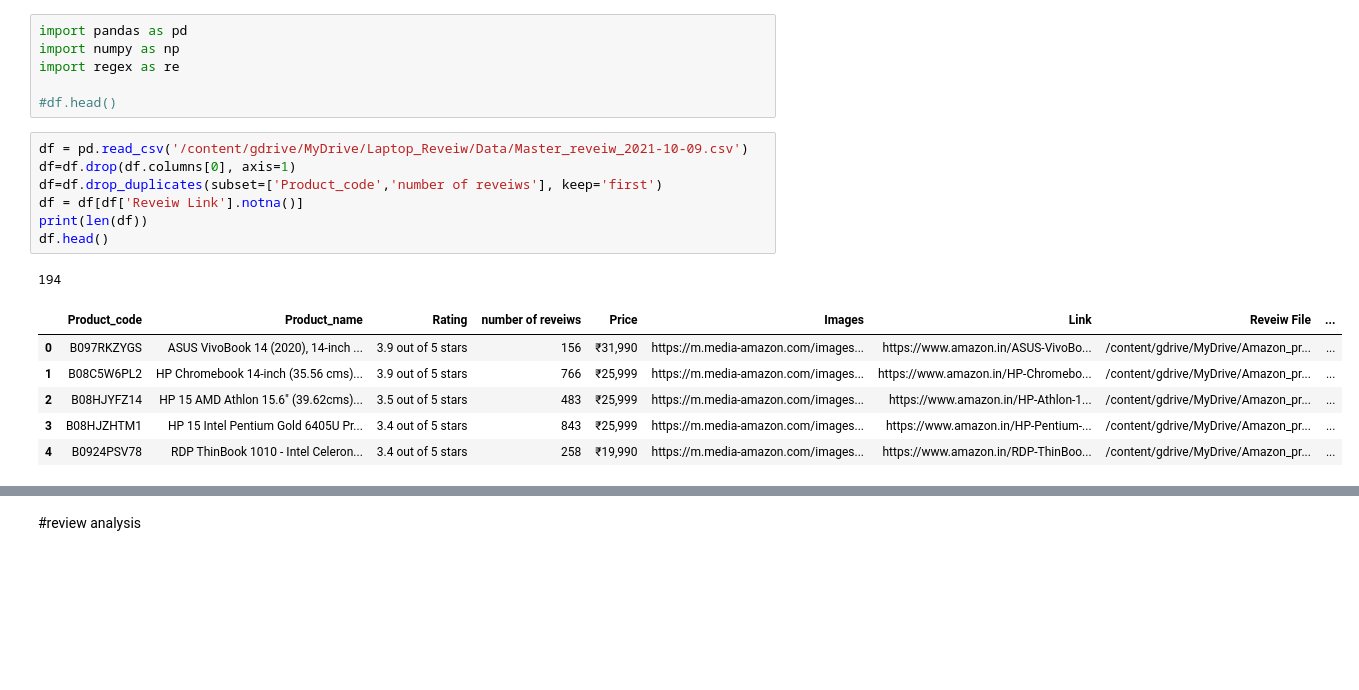
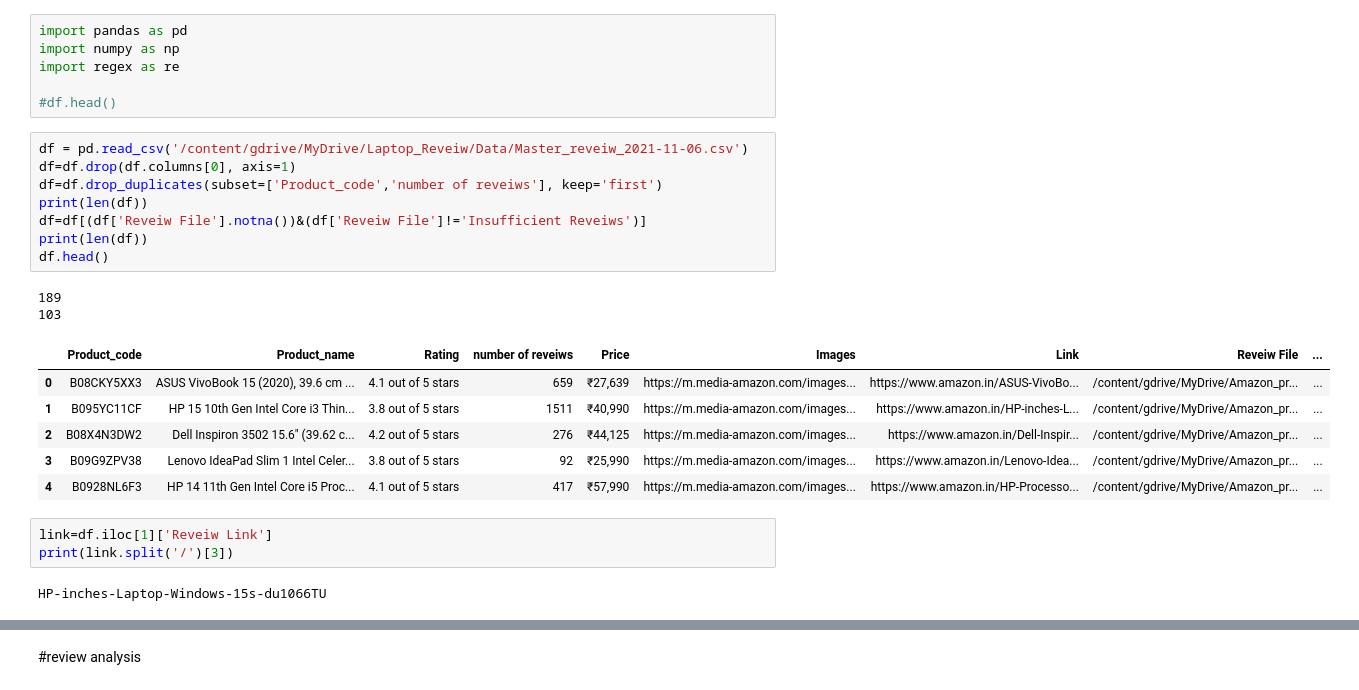
Before and after one commit to DibyaSadhukhan/Amazon_Review_Analysis, a Jupyter notebook: Reveiw_analysis.ipynb, the cells around one changed output, grey strips where cells are left out. Cells and saved outputs as stored; diff of their text form; blank space fills up the shorter version.

```diff
--- a/Reveiw_analysis.ipynb
+++ b/Reveiw_analysis.ipynb
@@ -35,20 +35,27 @@ import regex as re
 
 #df.head()
 # %%
-df = pd.read_csv('/content/gdrive/MyDrive/Laptop_Reveiw/Data/Master_reveiw_2021-10-09.csv')
+df = pd.read_csv('/content/gdrive/MyDrive/Laptop_Reveiw/Data/Master_reveiw_2021-11-06.csv')
 df=df.drop(df.columns[0], axis=1)
 df=df.drop_duplicates(subset=['Product_code','number of reveiws'], keep='first')
-df = df[df['Reveiw Link'].notna()]
+print(len(df))
+df=df[(df['Reveiw File'].notna())&(df['Reveiw File']!='Insufficient Reveiws')]
 print(len(df))
 df.head()
 # %% [output]
-194
+189
+103
 |  | Product_code | Product_name | Rating | number of reveiws | Price | Images | Link | Reveiw File | ... |
-| 0 | B097RKZYGS | ASUS VivoBook 14 (2020), 14-inch ... | 3.9 out of 5 stars | 156 | ₹31,990 | https://m.media-amazon.com/images... | https://www.amazon.in/ASUS-VivoBo... | /content/gdrive/MyDrive/Amazon_pr... | ... |
-| 1 | B08C5W6PL2 | HP Chromebook 14-inch (35.56 cms)... | 3.9 out of 5 stars | 766 | ₹25,999 | https://m.media-amazon.com/images... | https://www.amazon.in/HP-Chromebo... | /content/gdrive/MyDrive/Amazon_pr... | ... |
-| 2 | B08HJYFZ14 | HP 15 AMD Athlon 15.6" (39.62cms)... | 3.5 out of 5 stars | 483 | ₹25,999 | https://m.media-amazon.com/images... | https://www.amazon.in/HP-Athlon-1... | /content/gdrive/MyDrive/Amazon_pr... | ... |
-| 3 | B08HJZHTM1 | HP 15 Intel Pentium Gold 6405U Pr... | 3.4 out of 5 stars | 843 | ₹25,999 | https://m.media-amazon.com/images... | https://www.amazon.in/HP-Pentium-... | /content/gdrive/MyDrive/Amazon_pr... | ... |
-| 4 | B0924PSV78 | RDP ThinBook 1010 - Intel Celeron... | 3.4 out of 5 stars | 258 | ₹19,990 | https://m.media-amazon.com/images... | https://www.amazon.in/RDP-ThinBoo... | /content/gdrive/MyDrive/Amazon_pr... | ... |
+| 0 | B08CKY5XX3 | ASUS VivoBook 15 (2020), 39.6 cm ... | 4.1 out of 5 stars | 659 | ₹27,639 | https://m.media-amazon.com/images... | https://www.amazon.in/ASUS-VivoBo... | /content/gdrive/MyDrive/Amazon_pr... | ... |
+| 1 | B095YC11CF | HP 15 10th Gen Intel Core i3 Thin... | 3.8 out of 5 stars | 1511 | ₹40,990 | https://m.media-amazon.com/images... | https://www.amazon.in/HP-inches-L... | /content/gdrive/MyDrive/Amazon_pr... | ... |
+| 2 | B08X4N3DW2 | Dell Inspiron 3502 15.6" (39.62 c... | 4.2 out of 5 stars | 276 | ₹44,125 | https://m.media-amazon.com/images... | https://www.amazon.in/Dell-Inspir... | /content/gdrive/MyDrive/Amazon_pr... | ... |
+| 3 | B09G9ZPV38 | Lenovo IdeaPad Slim 1 Intel Celer... | 3.8 out of 5 stars | 92 | ₹25,990 | https://m.media-amazon.com/images... | https://www.amazon.in/Lenovo-Idea... | /content/gdrive/MyDrive/Amazon_pr... | ... |
+| 4 | B0928NL6F3 | HP 14 11th Gen Intel Core i5 Proc... | 4.1 out of 5 stars | 417 | ₹57,990 | https://m.media-amazon.com/images... | https://www.amazon.in/HP-Processo... | /content/gdrive/MyDrive/Amazon_pr... | ... |
+# %%
+link=df.iloc[1]['Reveiw Link']
+print(link.split('/')[3])
+# %% [output]
+HP-inches-Laptop-Windows-15s-du1066TU
 # %%
 #reveiws = pd.DataFrame(columns=['Customer Name','Rating','Reveiw Title','Reveiw Text'])
 reviews = pd.DataFrame(columns=['Product_code','Product_name','Customer_name','rating','review_title','review_text'])
```
Also changed, not shown: parts of 15 cells of this notebook.
